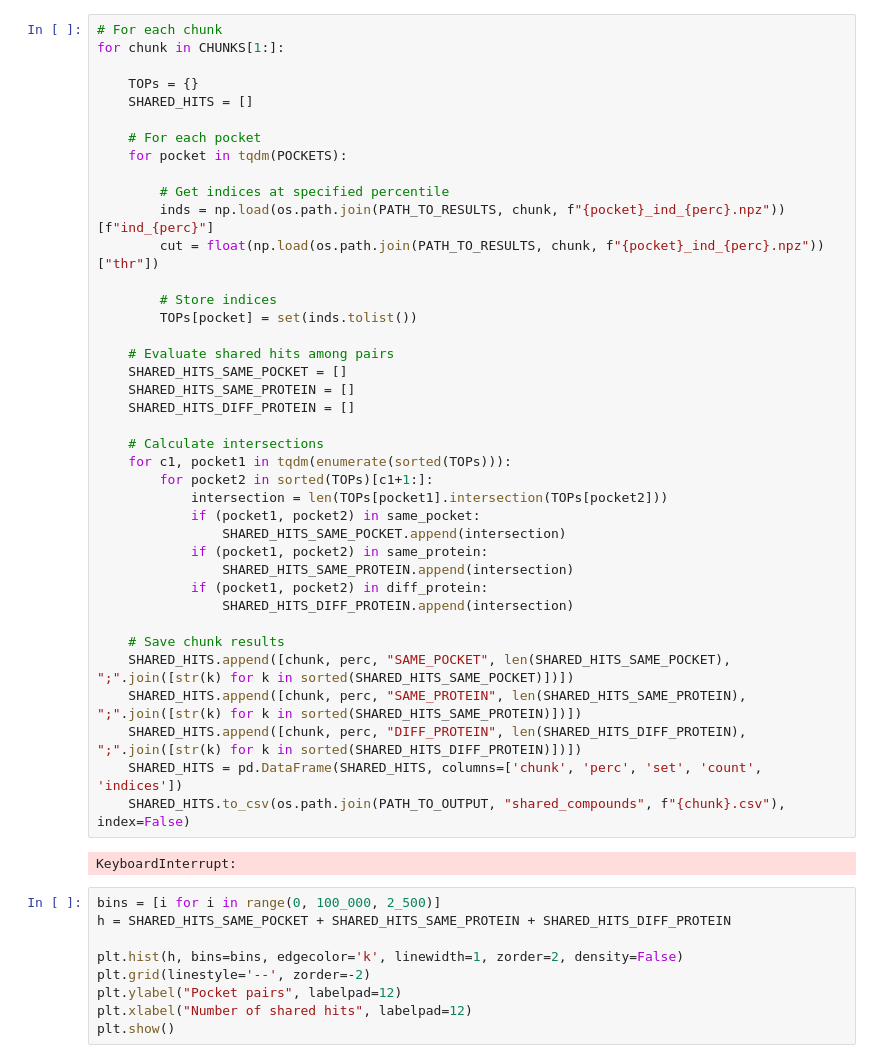
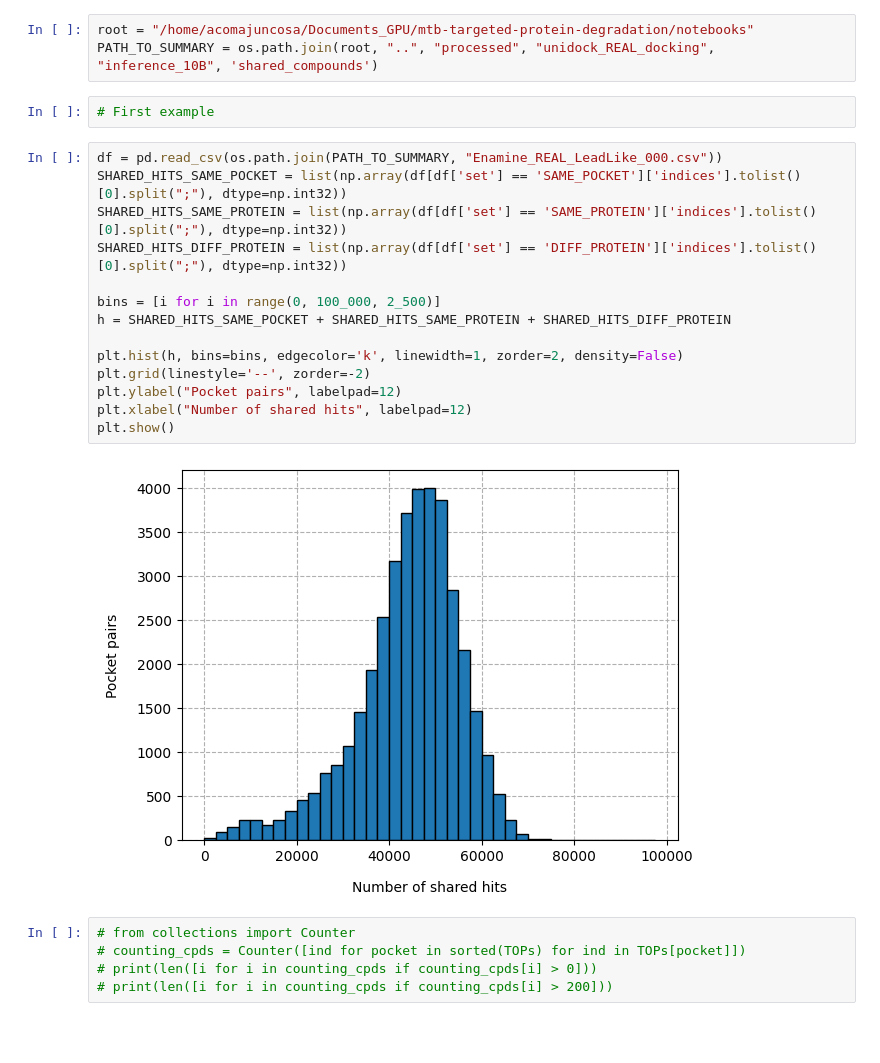
Before and after one commit to ersilia-os/mtb-targeted-protein-degradation, a Jupyter notebook: notebooks/billionscale.ipynb, the cells around one changed output. Cells and saved outputs as stored; diff of their text form; blank space fills up the shorter version.

Commit message:
more on enamine billion screening

```diff
--- a/notebooks/billionscale.ipynb
+++ b/notebooks/billionscale.ipynb
@@ -69,50 +7,26 @@ Different protein: 35573
-# %%
-# For each chunk
-for chunk in CHUNKS[1:]:
-
-    TOPs = {}
-    SHARED_HITS = []
-
-    # For each pocket
-    for pocket in tqdm(POCKETS):
-
-        # Get indices at specified percentile
-        inds = np.load(os.path.join(PATH_TO_RESULTS, chunk, f"{pocket}_ind_{perc}.npz"))[f"ind_{perc}"]
-        cut = float(np.load(os.path.join(PATH_TO_RESULTS, chunk, f"{pocket}_ind_{perc}.npz"))["thr"])
-
-        # Store indices
-        TOPs[pocket] = set(inds.tolist())
-
-    # Evaluate shared hits among pairs
-    SHARED_HITS_SAME_POCKET = []
-    SHARED_HITS_SAME_PROTEIN = []
-    SHARED_HITS_DIFF_PROTEIN = []
-
-    # Calculate intersections
-    for c1, pocket1 in tqdm(enumerate(sorted(TOPs))):
-        for pocket2 in sorted(TOPs)[c1+1:]:
-            intersection = len(TOPs[pocket1].intersection(TOPs[pocket2]))
-            if (pocket1, pocket2) in same_pocket:
-                SHARED_HITS_SAME_POCKET.append(intersection)
-            if (pocket1, pocket2) in same_protein:
-                SHARED_HITS_SAME_PROTEIN.append(intersection)
-            if (pocket1, pocket2) in diff_protein:
-                SHARED_HITS_DIFF_PROTEIN.append(intersection)
-
-    # Save chunk results
-    SHARED_HITS.append([chunk, perc, "SAME_POCKET", len(SHARED_HITS_SAME_POCKET), ";".join([str(k) for k in sorted(SHARED_HITS_SAME_POCKET)])])
-    SHARED_HITS.append([chunk, perc, "SAME_PROTEIN", len(SHARED_HITS_SAME_PROTEIN), ";".join([str(k) for k in sorted(SHARED_HITS_SAME_PROTEIN)])])
-    SHARED_HITS.append([chunk, perc, "DIFF_PROTEIN", len(SHARED_HITS_DIFF_PROTEIN), ";".join([str(k) for k in sorted(SHARED_HITS_DIFF_PROTEIN)])])
-    SHARED_HITS = pd.DataFrame(SHARED_HITS, columns=['chunk', 'perc', 'set', 'count', 'indices'])
-    SHARED_HITS.to_csv(os.path.join(PATH_TO_OUTPUT, "shared_compounds", f"{chunk}.csv"), index=False)
-# %% [output]
-KeyboardInterrupt:
+# %%
+root = "/home/acomajuncosa/Documents_GPU/mtb-targeted-protein-degradation/notebooks"
+PATH_TO_SUMMARY = os.path.join(root, "..", "processed", "unidock_REAL_docking", "inference_10B", 'shared_compounds')
+# %%
+# First example
 # %%
+df = pd.read_csv(os.path.join(PATH_TO_SUMMARY, "Enamine_REAL_LeadLike_000.csv"))
+SHARED_HITS_SAME_POCKET = list(np.array(df[df['set'] == 'SAME_POCKET']['indices'].tolist()[0].split(";"), dtype=np.int32))
+SHARED_HITS_SAME_PROTEIN = list(np.array(df[df['set'] == 'SAME_PROTEIN']['indices'].tolist()[0].split(";"), dtype=np.int32))
+SHARED_HITS_DIFF_PROTEIN = list(np.array(df[df['set'] == 'DIFF_PROTEIN']['indices'].tolist()[0].split(";"), dtype=np.int32))
+
 bins = [i for i in range(0, 100_000, 2_500)]
 h = SHARED_HITS_SAME_POCKET + SHARED_HITS_SAME_PROTEIN + SHARED_HITS_DIFF_PROTEIN
 
 plt.hist(h, bins=bins, edgecolor='k', linewidth=1, zorder=2, density=False)
 plt.grid(linestyle='--', zorder=-2)
 plt.ylabel("Pocket pairs", labelpad=12)
 plt.xlabel("Number of shared hits", labelpad=12)
 plt.show()
+# %% [output]
+[figure, added]
+# %%
+# from collections import Counter
+# counting_cpds = Counter([ind for pocket in sorted(TOPs) for ind in TOPs[pocket]])
+# print(len([i for i in counting_cpds if counting_cpds[i] > 0]))
+# print(len([i for i in counting_cpds if counting_cpds[i] > 200]))
```
Also changed, not shown: parts of 8 cells of this notebook, 2 other files.
